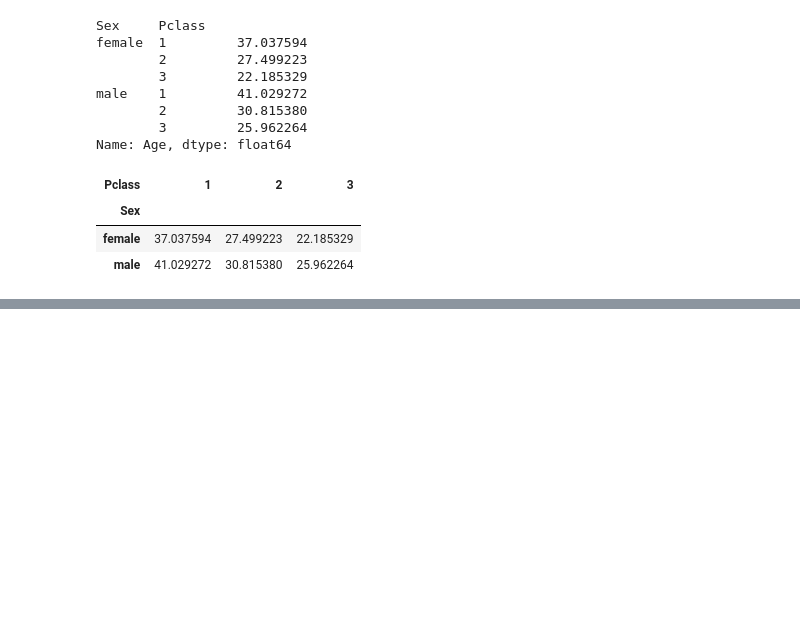
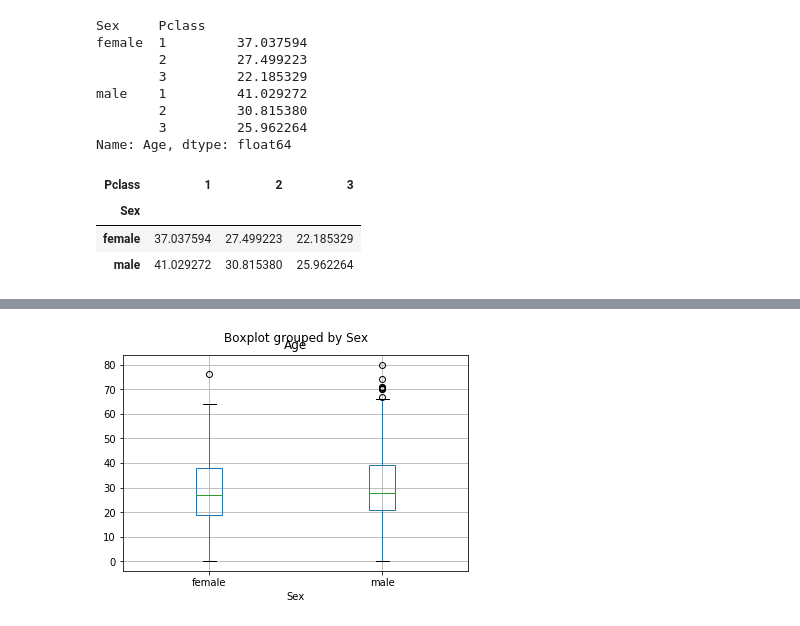
Before and after one commit to rajkthapa/DataScience, a Jupyter notebook: notebooks/data-processing.ipynb, the cells around one changed output, grey strips where cells are left out. Drawn from its saved outputs; the diff is of its cells as text; code cells hidden in the pictures; blank space fills up the shorter version.

```diff
--- a/notebooks/data-processing.ipynb
+++ b/notebooks/data-processing.ipynb
@@ -516,0 +700,5 @@ df.groupby(['Sex','Pclass']).Age.mean().unstack()
+# %%
+# visualize using boxplot
+df[df.Age.notnull()].boxplot('Age', 'Sex');
+# %% [output]
+[figure, added]
```
Also changed, not shown: parts of 101 cells of this notebook, 1 other file.
